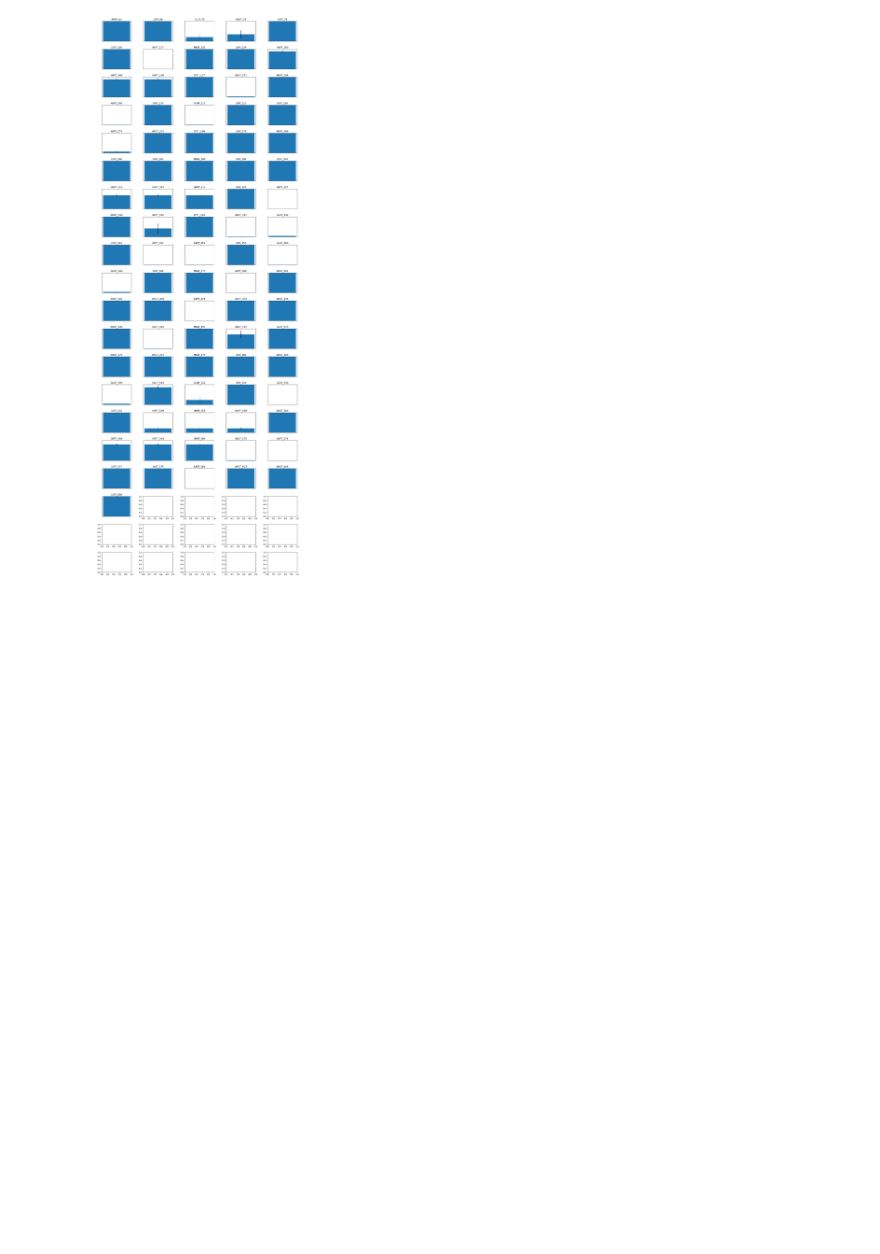
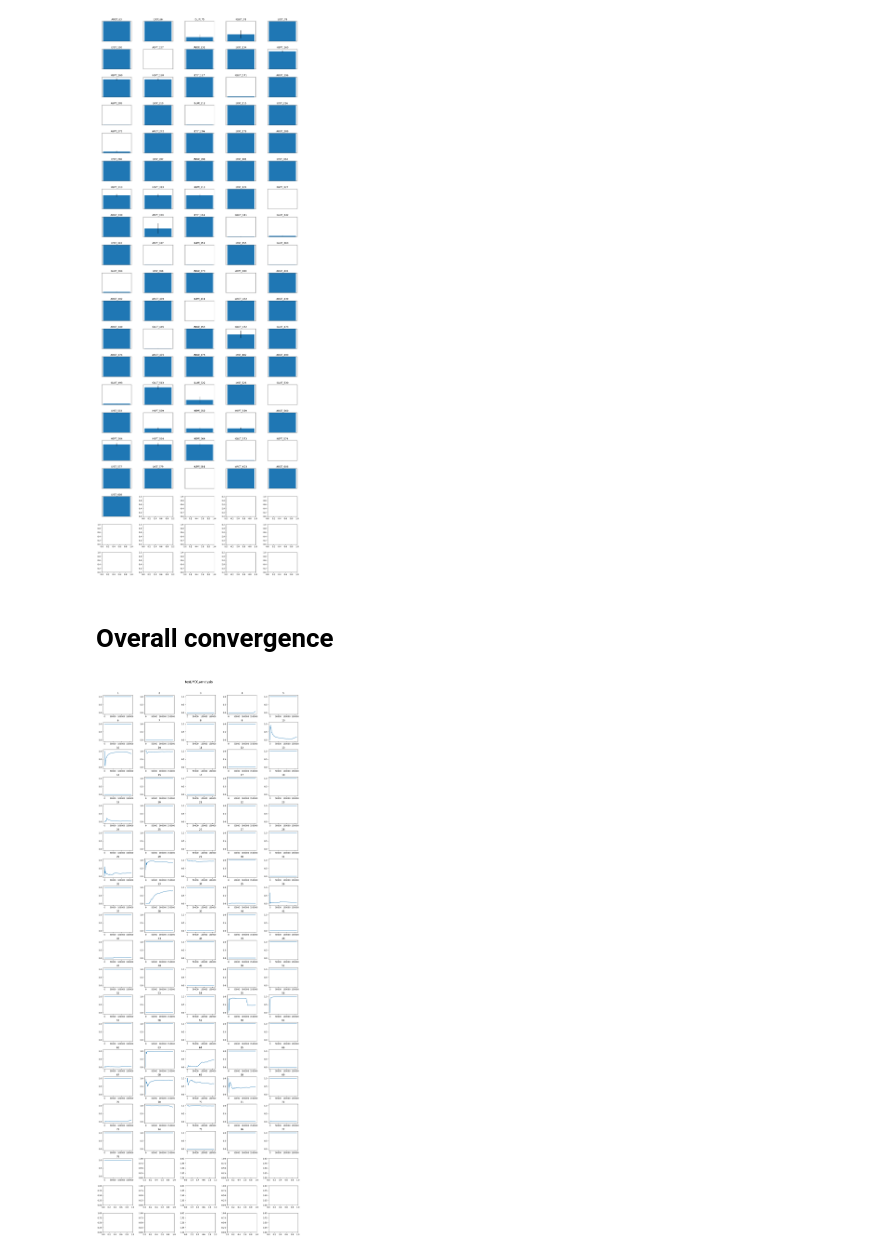
Before and after one commit to AndPdb/constant-ph-utils, a Jupyter notebook: analysis.ipynb, the cells around one changed output. Drawn from its saved outputs; the diff is of its cells as text; code cells hidden in the pictures; blank space fills up the shorter version.

Commit message:
added overview plot for protonation fraction time-series

```diff
--- a/analysis.ipynb
+++ b/analysis.ipynb
@@ -111,3 +111,46 @@ for i in range(rows):
 plt.show()
 # %% [output]
 [figure]
+# %% [markdown]
+# Overall convergence
+# %%
+PATH_ANALYSIS = "test/MD1/analysis"
+
+# Set up the grid size
+rows = 20  # 10x10 grid for 100 plots
+cols = 5
+
+# Create a figure with subplots
+fig, axes = plt.subplots(rows, cols, figsize=(15, 40))  # Adjusted figure size for 5x20 layout
+
+coordid = 1
+prv_resid = 0
+
+# Generate and plot data for each subplot
+fig.suptitle(PATH_ANALYSIS, fontsize=16, y=0.995)  # Moved suptitle up
+fig.tight_layout(rect=[0, 0, 1, 0.99], pad=2.0)  # Adjust layout to leave space for suptitle
+
+for i in range(rows):
+    for j in range(cols):
+        index = coordid-1
+        #print(f"Coordid {coordid}")
+
+        if index < lambda_ref.shape[0]:
+            ax = axes[i, j]
+
+            res_prot_ts = get_protfrac_ts(coordid, PATH_ANALYSIS)
+
+            ax.plot(res_prot_ts, label="MD1")
+
+            ax.set_ylim(-0.1,1.1)
+            ax.set_title(f'lambda {coord2lambda_dict[coordid]}')
+
+        else:
+             continue
+
+        coordid += 1
+
+# Show the plot
+plt.show()
+# %% [output]
+[figure, added]
```
